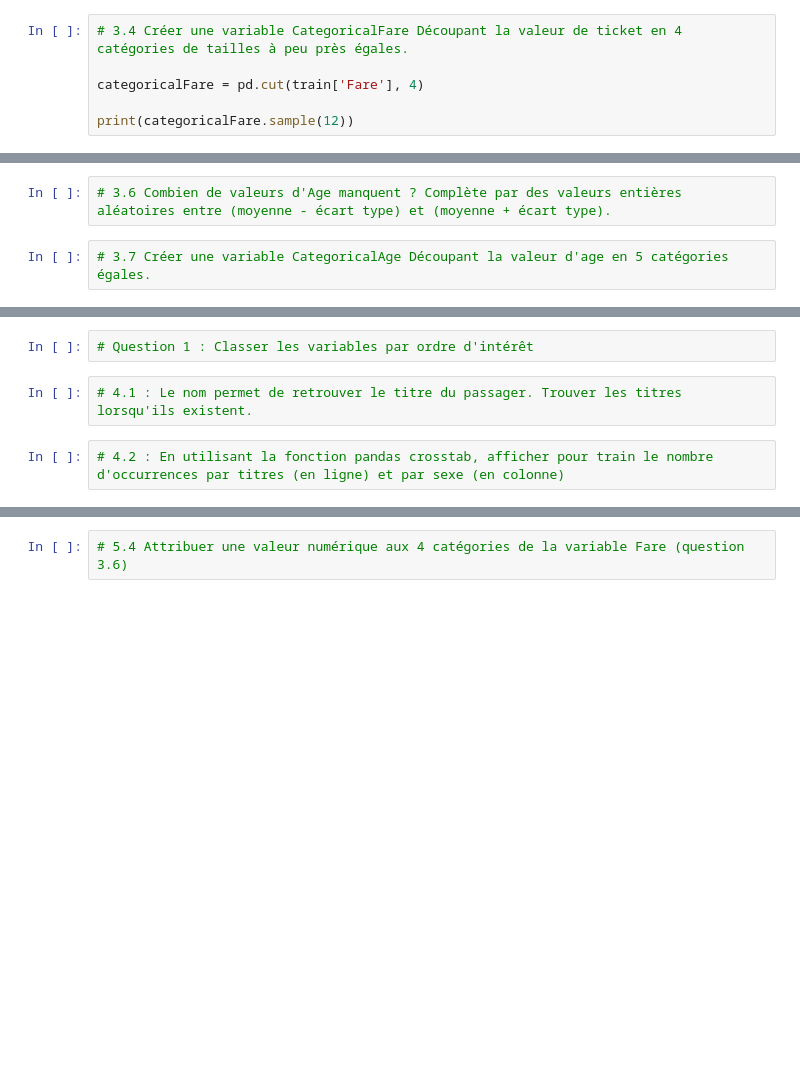
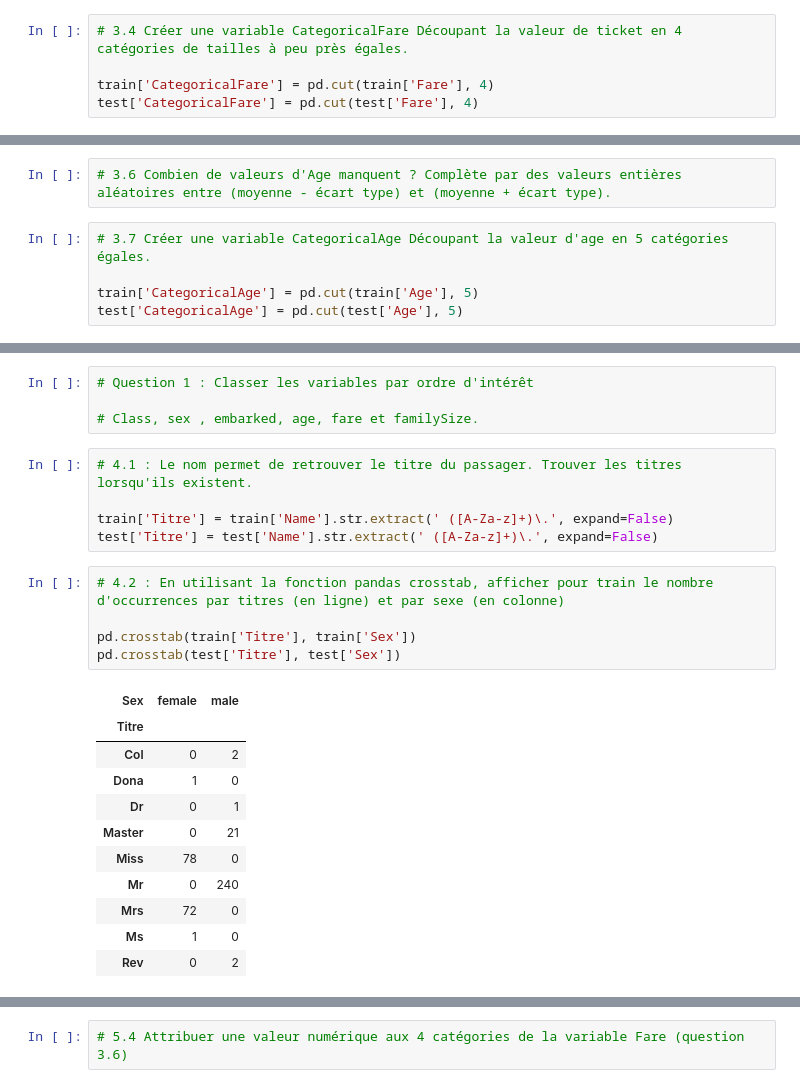
Before and after one commit to gabgabb/IA, a Jupyter notebook: machineLearning/TP1/FILIOT_Gabriel_TP1_ML.ipynb, the cells around one changed output, grey strips where cells are left out. Drawn from its saved outputs; the diff is of its cells as text; blank space fills up the shorter version.

```diff
--- a/machineLearning/TP1/FILIOT_Gabriel_TP1_ML.ipynb
+++ b/machineLearning/TP1/FILIOT_Gabriel_TP1_ML.ipynb
@@ -269,6 +298,5 @@ print(train[['PassengerId', 'Name', 'Age', 'Sex', 'Fare']].sample(10))
 # %%
 # 3.4 Créer une variable CategoricalFare Découpant la valeur de ticket en 4 catégories de tailles à peu près égales.
 
-categoricalFare = pd.cut(train['Fare'], 4)
-
-print(categoricalFare.sample(12))
+train['CategoricalFare'] = pd.cut(train['Fare'], 4)
+test['CategoricalFare'] = pd.cut(test['Fare'], 4)
@@ -293,5 +317,8 @@ Categories (4, interval[float64, right]): [(-0.512, 128.082] < (128.082, 256.165
 # 3.6 Combien de valeurs d'Age manquent ? Complète par des valeurs entières aléatoires entre (moyenne - écart type) et (moyenne + écart type).
 # %%
 # 3.7 Créer une variable CategoricalAge Découpant la valeur d'age en 5 catégories égales.
+
+train['CategoricalAge'] = pd.cut(train['Age'], 5)
+test['CategoricalAge'] = pd.cut(test['Age'], 5)
 # %%
 # 3.8 Analyser l'effet de ces catégories d'age sur la survie.
@@ -298,9 +337,29 @@ Categories (4, interval[float64, right]): [(-0.512, 128.082] < (128.082, 256.165
 # %%
 # Question 1 : Classer les variables par ordre d'intérêt
+
+# Class, sex , embarked, age, fare et familySize.
 # %%
 # 4.1 : Le nom permet de retrouver le titre du passager. Trouver les titres lorsqu'ils existent.
+
+train['Titre'] = train['Name'].str.extract(' ([A-Za-z]+)\.', expand=False)
+test['Titre'] = test['Name'].str.extract(' ([A-Za-z]+)\.', expand=False)
 # %%
 # 4.2 : En utilisant la fonction pandas crosstab, afficher pour train le nombre d'occurrences par titres (en ligne) et par sexe (en colonne)
+
+pd.crosstab(train['Titre'], train['Sex'])
+pd.crosstab(test['Titre'], test['Sex'])
+# %% [output]
+| Sex | female | male |
+| Titre |  |  |
+| Col | 0 | 2 |
+| Dona | 1 | 0 |
+| Dr | 0 | 1 |
+| Master | 0 | 21 |
+| Miss | 78 | 0 |
+| Mr | 0 | 240 |
+| Mrs | 72 | 0 |
+| Ms | 1 | 0 |
+| Rev | 0 | 2 |
 # %%
 #4.3 : Remplacer 'Melle et 'Ms' par 'Miss'
 #      Remplacer 'Mme' par 'Mrs'
```
Also changed, not shown: parts of 21 cells of this notebook, 5 other files.
